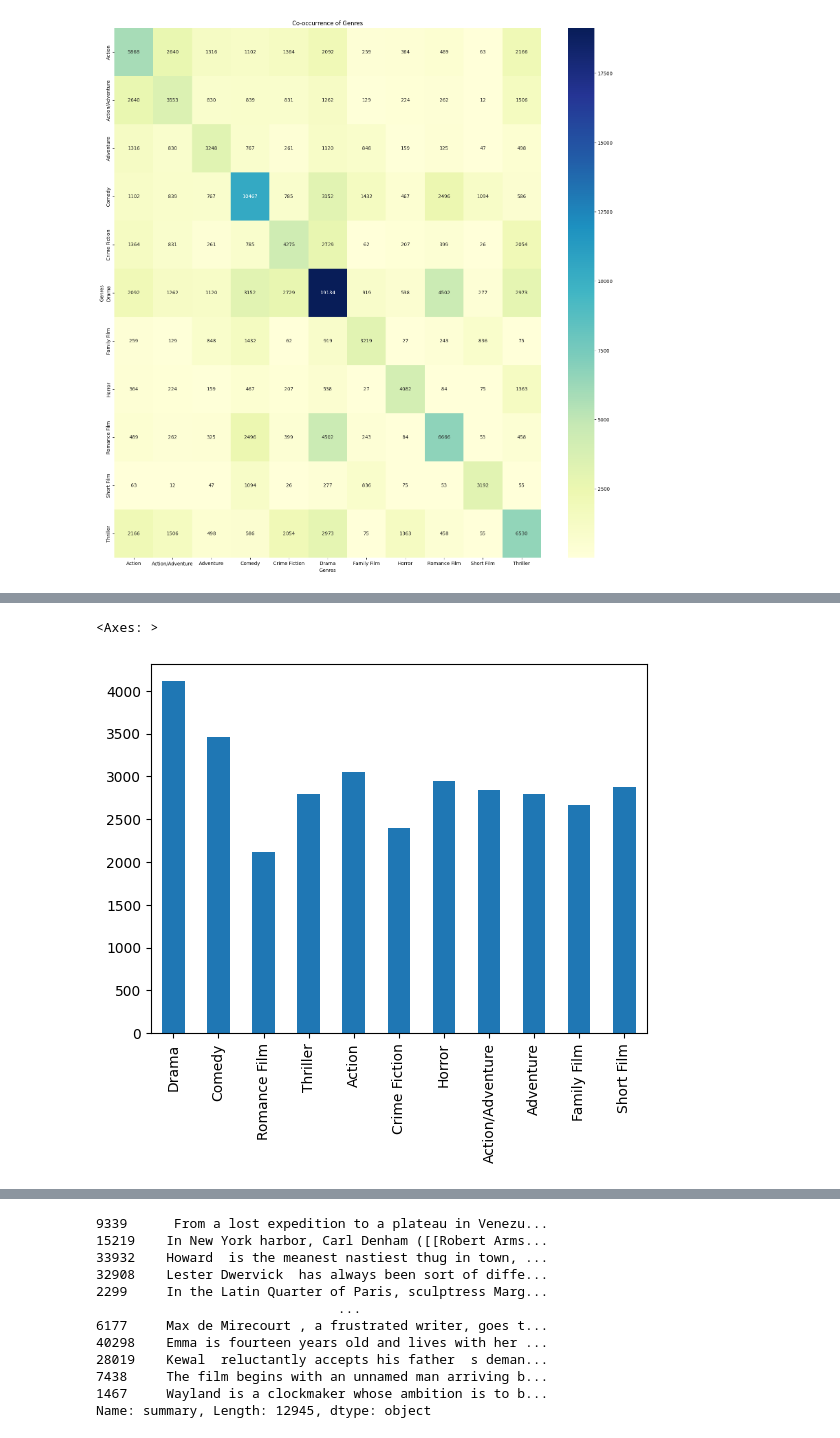
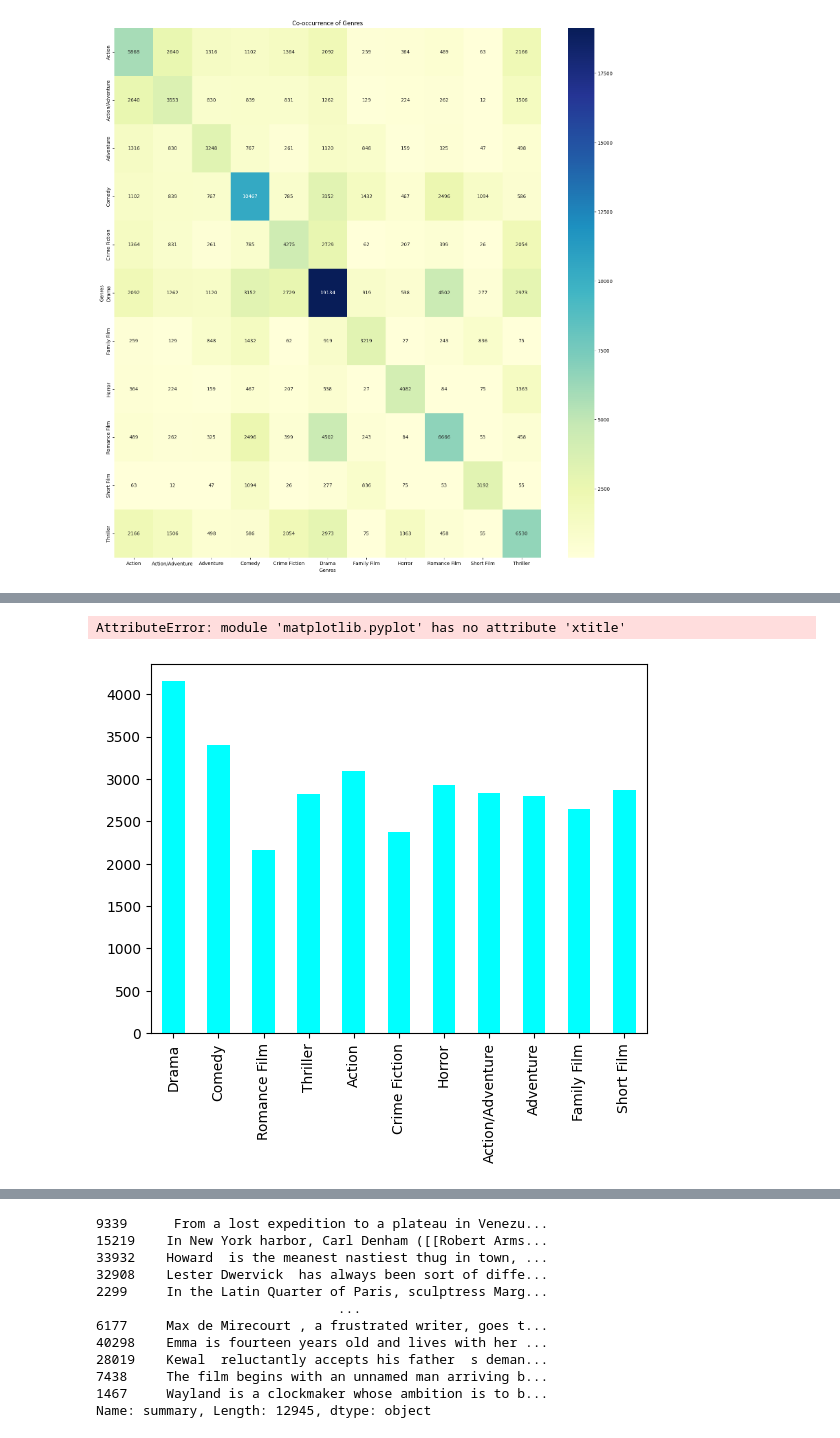
Before and after one commit to AmirhosseinSoltan/NLP-SS2024, a Jupyter notebook: dataset_preparation.ipynb, the cells around one changed output, grey strips where cells are left out. Saved outputs shown, nothing was run; the diff lists cells and outputs as text; code cells hidden in the pictures.

Commit message:
Figures modified

```diff
--- a/dataset_preparation.ipynb
+++ b/dataset_preparation.ipynb
@@ -201,7 +201,9 @@ def fancy_sample(df, labels, target_count, cond_prob):
 resampled_df = fancy_sample(movies_genres_df, genres_labels, TARGET_SAMPLES, cooc_norm)
 resampled_df_labels = resampled_df[genres_labels]
 # %%
-resampled_df[sorted(label_counts.keys(), key = label_counts.get, reverse = True)].sum().plot.bar()
+resampled_df = resampled_df[sorted(label_counts.keys(), key = label_counts.get, reverse = True)].sum().plot(kind = 'bar',colormap='cool')
+plt.xtitle('Genres')
+plt.ytitle('Counts after resampling')
 # %% [output]
-<Axes: >
+AttributeError: module 'matplotlib.pyplot' has no attribute 'xtitle'
-[figure, old version]
+[figure, new version]
```
Also changed, not shown: parts of 4 cells of this notebook, 1 other file.
